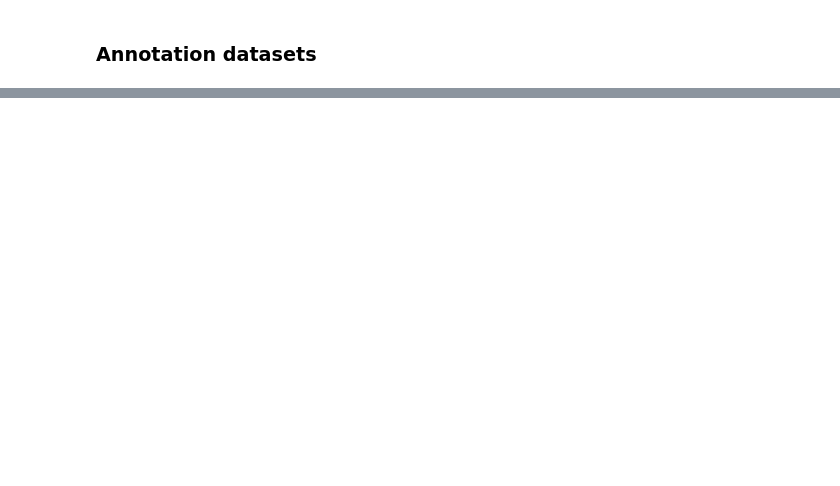
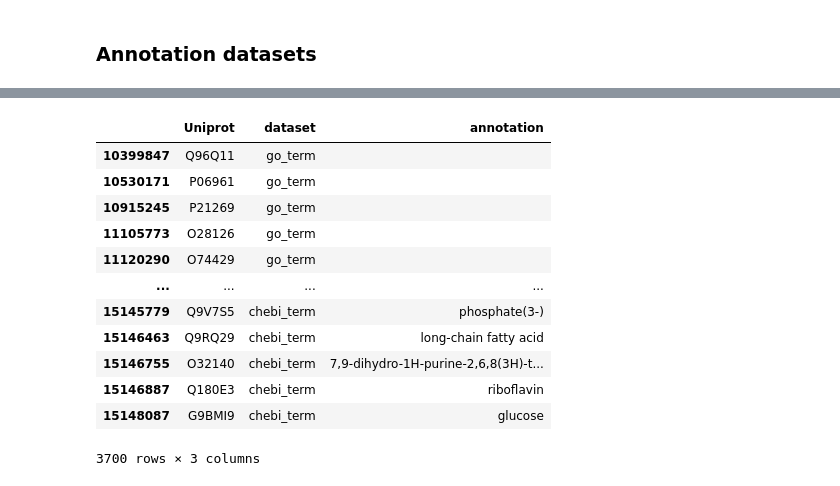
Before and after one commit to adenger/subpred4, a Jupyter notebook: notebooks/4_clustering.ipynb, the cells around one changed output, grey strips where cells are left out. Saved outputs shown, nothing was run; the diff lists cells and outputs as text; code cells hidden in the pictures; blank space fills up the shorter version.

Commit message:
started annotation df

```diff
--- a/notebooks/4_clustering.ipynb
+++ b/notebooks/4_clustering.ipynb
@@ -53,0 +117,8 @@ from subpred.dataset import get_go_df, get_keywords_df
+# %%
+df_tcdb_uniprot_long = df_tcdb_uniprot.melt(
+    id_vars=["Uniprot"],
+    value_vars=["tcdb_id", "chebi_id", "chebi_term"],
+    var_name="dataset",
+    value_name="annotation",
+)
+df_tcdb_uniprot_long.head()
@@ -53,0 +132,9 @@ from subpred.dataset import get_go_df, get_keywords_df
+# %%
+import pandas as pd
+
+df_uniprot_interpro = (
+    df_uniprot.interpro.dropna().str.rstrip(";").str.split(";").explode().str.strip()
+)
+assert df_uniprot_interpro[~df_uniprot_interpro.str.match("IPR[0-9]{6}")].shape[0] == 0
+df_uniprot_interpro = df_uniprot_interpro.reset_index(drop=False)  # [df_uniprot_interpro.isnull()]
+df_uniprot_interpro
@@ -53,0 +155,5 @@ from subpred.dataset import get_go_df, get_keywords_df
+# %%
+df_uniprot_interpro_long = df_uniprot_interpro.assign(dataset="interpro").rename(columns={"interpro": "annotation"})[
+    ["Uniprot", "dataset", "annotation"]
+]
+df_uniprot_interpro_long.head()
@@ -53,0 +167,11 @@ from subpred.dataset import get_go_df, get_keywords_df
+# %%
+df_annotations = pd.concat(
+    [
+        df_kw_uniprot_long,
+        df_go_uniprot_long,
+        df_tcdb_uniprot_long,
+        df_uniprot_interpro_long,
+    ],
+    ignore_index=True,
+)
+df_annotations.head()
@@ -53,0 +185,18 @@ from subpred.dataset import get_go_df, get_keywords_df
+# %%
+# TODO ??
+# implement function get_labels, that returns all labels for a go term
+df_annotations[df_annotations.duplicated()]
+# %% [output]
+|  | Uniprot | dataset | annotation |
+| 10399847 | Q96Q11 | go_term |  |
+| 10530171 | P06961 | go_term |  |
+| 10915245 | P21269 | go_term |  |
+| 11105773 | O28126 | go_term |  |
+| 11120290 | O74429 | go_term |  |
+| ... | ... | ... | ... |
+| 15145779 | Q9V7S5 | chebi_term | phosphate(3-) |
+| 15146463 | Q9RQ29 | chebi_term | long-chain fatty acid |
+| 15146755 | O32140 | chebi_term | 7,9-dihydro-1H-purine-2,6,8(3H)-t... |
+| 15146887 | Q180E3 | chebi_term | riboflavin |
+| 15148087 | G9BMI9 | chebi_term | glucose |
+3700 rows × 3 columns
```
Also changed, not shown: parts of 12 cells of this notebook.
